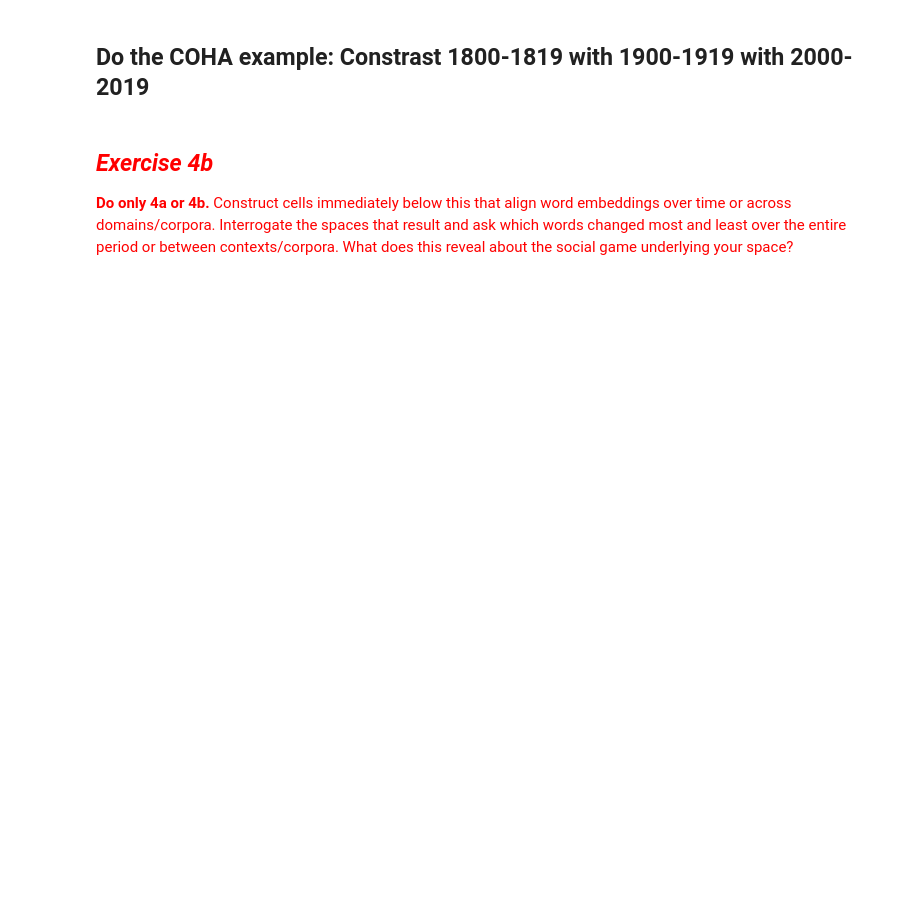
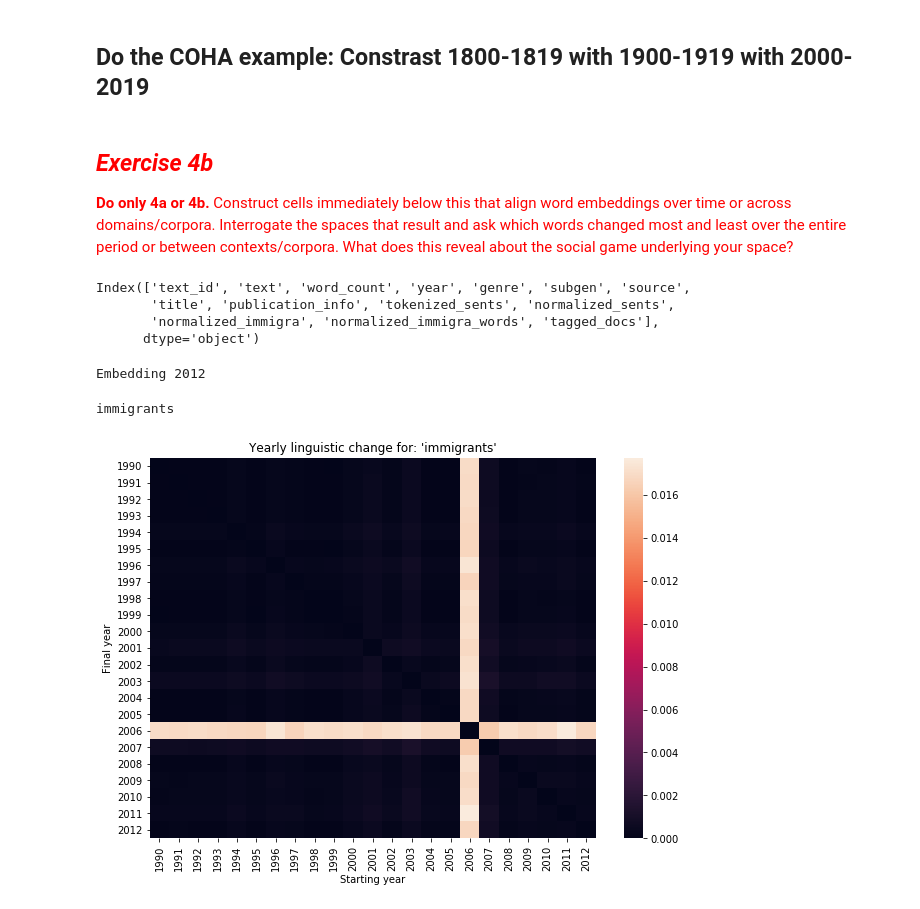
Before and after one commit to rachel-ker/Content-Analysis-2020, a Jupyter notebook: week-7/7-Vector-Space-Word-Embeddings.ipynb, the cells around one changed output. Cells and saved outputs as stored; diff of their text form; code cells hidden in the pictures; blank space fills up the shorter version.

```diff
--- a/week-7/7-Vector-Space-Word-Embeddings.ipynb
+++ b/week-7/7-Vector-Space-Word-Embeddings.ipynb
@@ -1691,3 +1689,29 @@ view
 ## <span style="color:red">*Exercise 4b*</span>
 
 <span style="color:red">**Do only 4a or 4b.** Construct cells immediately below this that align word embeddings over time or across domains/corpora. Interrogate the spaces that result and ask which words changed most and least over the entire period or between contexts/corpora. What does this reveal about the social game underlying your space?
+# %%
+coca.columns
+# %% [output]
+Index(['text_id', 'text', 'word_count', 'year', 'genre', 'subgen', 'source',
+       'title', 'publication_info', 'tokenized_sents', 'normalized_sents',
+       'normalized_immigra', 'normalized_immigra_words', 'tagged_docs'],
+      dtype='object')
+# %%
+coca_rawEmbeddings, coca_comparedEmbeddings = compareModels(coca, 'year')
+# %% [output]
+Embedding 2012
+# %%
+def plot_divergence(targetWord, comparedEmbeddings):
+    pltDF = getDivergenceDF(targetWord, comparedEmbeddings)
+    fig, ax = plt.subplots(figsize = (10, 7))
+    seaborn.heatmap(pltDF, ax = ax, annot = False) #set annot True for a lot more information
+    ax.set_xlabel("Starting year")
+    ax.set_ylabel("Final year")
+    ax.set_ylabel("Final year")
+    ax.set_title("Yearly linguistic change for: '{}'".format(targetWord))
+    plt.show()
+# %%
+plot_divergence('immigrants', coca_comparedEmbeddings)
+# %% [output]
+immigrants
+[figure, added]
```
Also changed, not shown: parts of 17 cells of this notebook.
